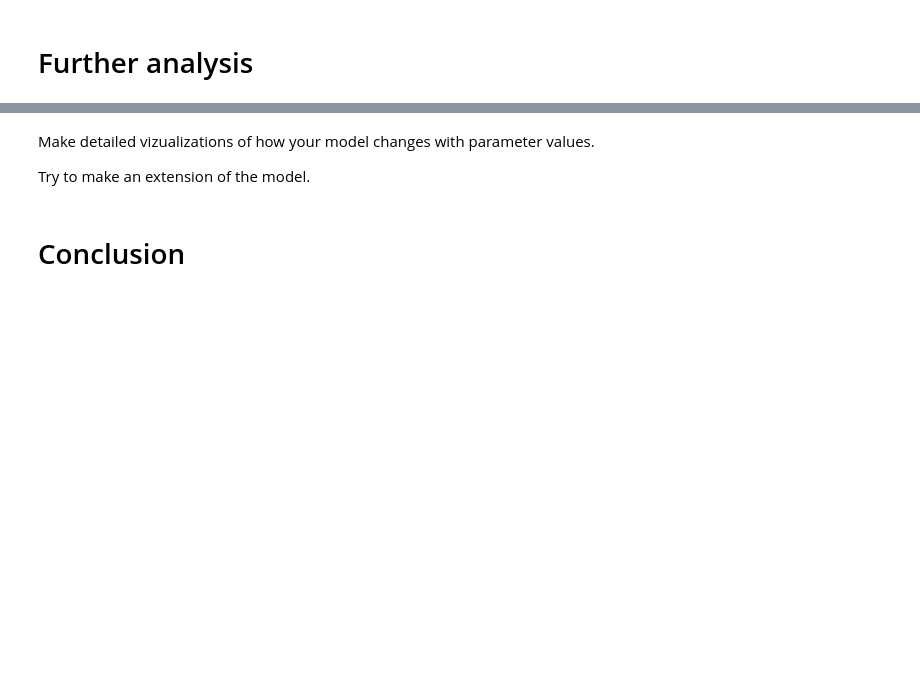
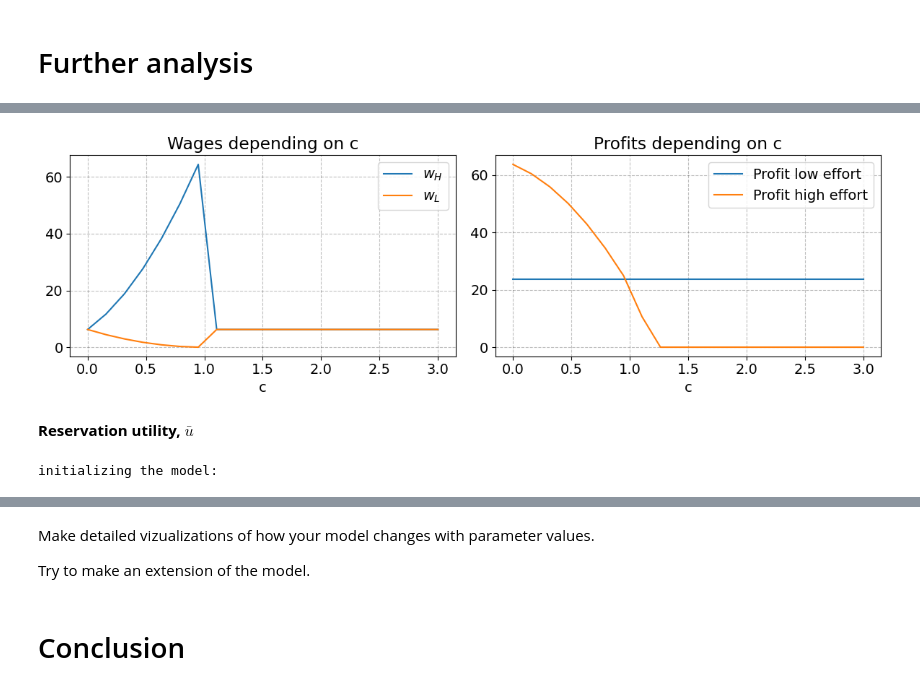
Before and after one commit to NumEconCopenhagen/projects-2023-lise-adam, a Jupyter notebook: modelproject/modelproject.ipynb, the cells around one changed output, grey strips where cells are left out. Cells and saved outputs as stored; diff of their text form; code cells hidden in the pictures; blank space fills up the shorter version.

```diff
--- a/modelproject/modelproject.ipynb
+++ b/modelproject/modelproject.ipynb
@@ -297,0 +339,43 @@ fig.tight_layout()
+# %%
+steps = 20
+c_grid = np.linspace(0,3,steps)
+
+wH = np.nan + np.zeros(steps)
+wL = np.nan + np.zeros(steps)
+profit_low_effort = np.nan + np.zeros(steps)
+profit_high_effort = np.nan + np.zeros(steps)
+# %%
+for i,c in enumerate(grid):
+    par.c = c
+    model.solve()
+    wH[i] = sol.wH
+    wL[i] = sol.wL
+    profit_low_effort[i] = sol.profit_low_effort
+    profit_high_effort[i] = sol.profit_high_effort
+# %%
+fig = plt.figure(figsize=(2*6,6/1.5))
+
+ax = fig.add_subplot(1,2,1)
+ax.set_title(f'Wages depending on c')
+ax.plot(c_grid,wH,label=r'$w_H$')
+ax.plot(c_grid,wL, label=r'$w_L$')
+ax.set(xlabel ='c')
+ax.legend(frameon=True)
+
+ax = fig.add_subplot(1,2,2)
+ax.set_title(f'Profits depending on c')
+ax.plot(c_grid,profit_low_effort,label='Profit low effort')
+ax.plot(c_grid,profit_high_effort, label='Profit high effort')
+ax.set(xlabel ='c')
+ax.legend(frameon=True)
+fig.tight_layout()
+# %% [output]
+[figure, added]
+# %% [markdown]
+**Reservation utility, $\bar{u}$**
+# %%
+model = PrincipalAgentClass()
+par = model.par
+sol = model.sol
+# %% [output]
+initializing the model:
```
Also changed, not shown: parts of 22 cells of this notebook, 1 other file.
